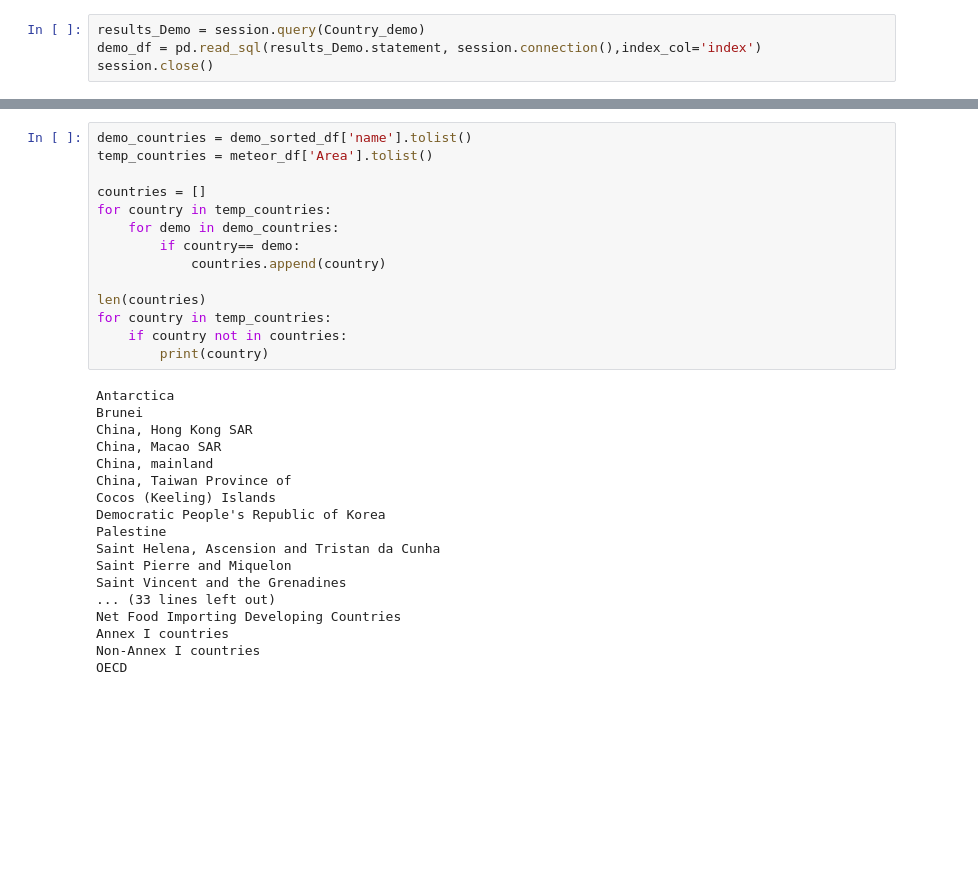
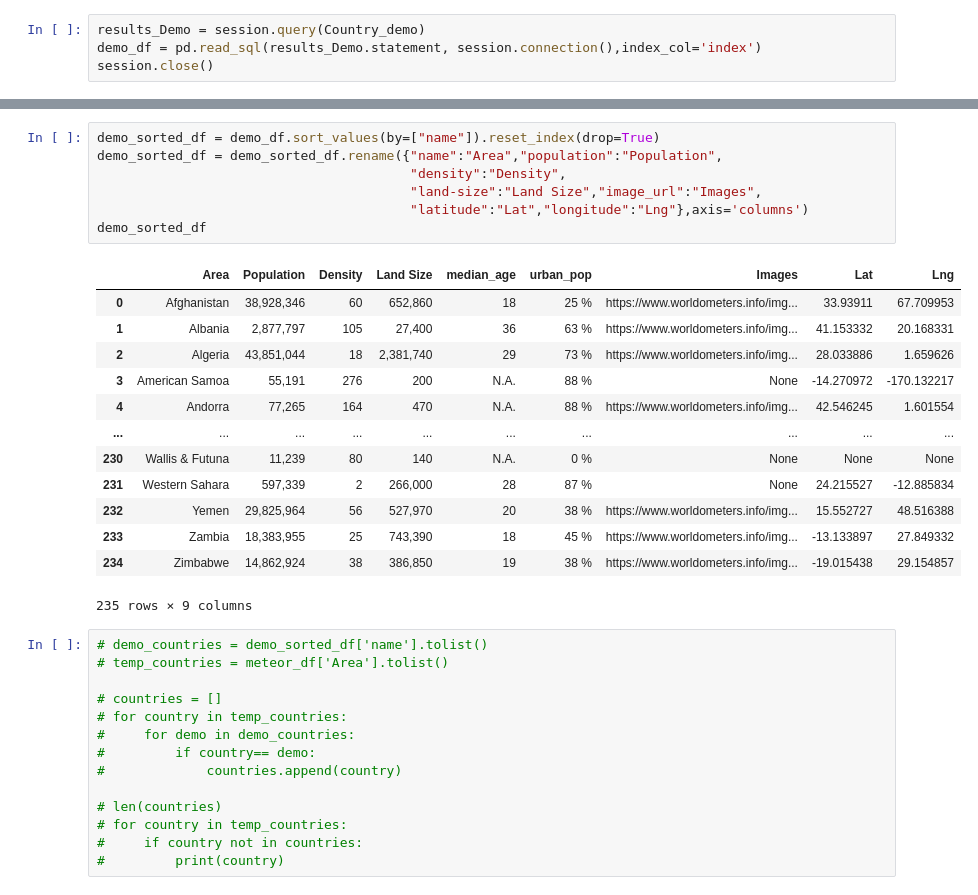
Before and after one commit to divya-gh/Climate-Interactive-Dashboard, a Jupyter notebook: add_Demo_info.ipynb, the cells around one changed output, grey strips where cells are left out. Saved outputs shown, nothing was run; the diff lists cells and outputs as text; blank space fills up the shorter version.

```diff
--- a/add_Demo_info.ipynb
+++ b/add_Demo_info.ipynb
@@ -78,33 +78,36 @@ demo_sorted_df
+# %%
+demo_sorted_df = demo_df.sort_values(by=["name"]).reset_index(drop=True)
+demo_sorted_df = demo_sorted_df.rename({"name":"Area","population":"Population",
+                                        "density":"Density",
+                                        "land-size":"Land Size","image_url":"Images",
+                                        "latitude":"Lat","longitude":"Lng"},axis='columns')
+demo_sorted_df
+# %% [output]
+|  | Area | Population | Density | Land Size | median_age | urban_pop | Images | Lat | Lng |
+| 0 | Afghanistan | 38,928,346 | 60 | 652,860 | 18 | 25 % | https://www.worldometers.info/img... | 33.93911 | 67.709953 |
+| 1 | Albania | 2,877,797 | 105 | 27,400 | 36 | 63 % | https://www.worldometers.info/img... | 41.153332 | 20.168331 |
+| 2 | Algeria | 43,851,044 | 18 | 2,381,740 | 29 | 73 % | https://www.worldometers.info/img... | 28.033886 | 1.659626 |
+| 3 | American Samoa | 55,191 | 276 | 200 | N.A. | 88 % | None | -14.270972 | -170.132217 |
+| 4 | Andorra | 77,265 | 164 | 470 | N.A. | 88 % | https://www.worldometers.info/img... | 42.546245 | 1.601554 |
+| ... | ... | ... | ... | ... | ... | ... | ... | ... | ... |
+| 230 | Wallis & Futuna | 11,239 | 80 | 140 | N.A. | 0 % | None | None | None |
+| 231 | Western Sahara | 597,339 | 2 | 266,000 | 28 | 87 % | None | 24.215527 | -12.885834 |
+| 232 | Yemen | 29,825,964 | 56 | 527,970 | 20 | 38 % | https://www.worldometers.info/img... | 15.552727 | 48.516388 |
+| 233 | Zambia | 18,383,955 | 25 | 743,390 | 18 | 45 % | https://www.worldometers.info/img... | -13.133897 | 27.849332 |
+| 234 | Zimbabwe | 14,862,924 | 38 | 386,850 | 19 | 38 % | https://www.worldometers.info/img... | -19.015438 | 29.154857 |
+235 rows × 9 columns
 # %%
-demo_countries = demo_sorted_df['name'].tolist()
-temp_countries = meteor_df['Area'].tolist()
+# demo_countries = demo_sorted_df['name'].tolist()
+# temp_countries = meteor_df['Area'].tolist()
 
-countries = []
-for country in temp_countries:
-    for demo in demo_countries:
-        if country== demo:
-            countries.append(country)
+# countries = []
+# for country in temp_countries:
+#     for demo in demo_countries:
+#         if country== demo:
+#             countries.append(country)
 
-len(countries)
-for country in temp_countries:
-    if country not in countries:
-        print(country)
+# len(countries)
+# for country in temp_countries:
+#     if country not in countries:
+#         print(country)
-# %% [output]
-Antarctica
-Brunei
-China, Hong Kong SAR
-China, Macao SAR
-China, mainland
-China, Taiwan Province of
-Cocos (Keeling) Islands
-Democratic People's Republic of Korea
-Palestine
-Saint Helena, Ascension and Tristan da Cunha
-Saint Pierre and Miquelon
-Saint Vincent and the Grenadines
-... (33 lines left out)
-Net Food Importing Developing Countries
-Annex I countries
-Non-Annex I countries
-OECD
 # %%
```
Also changed, not shown: parts of 15 cells of this notebook, 2 other files.
